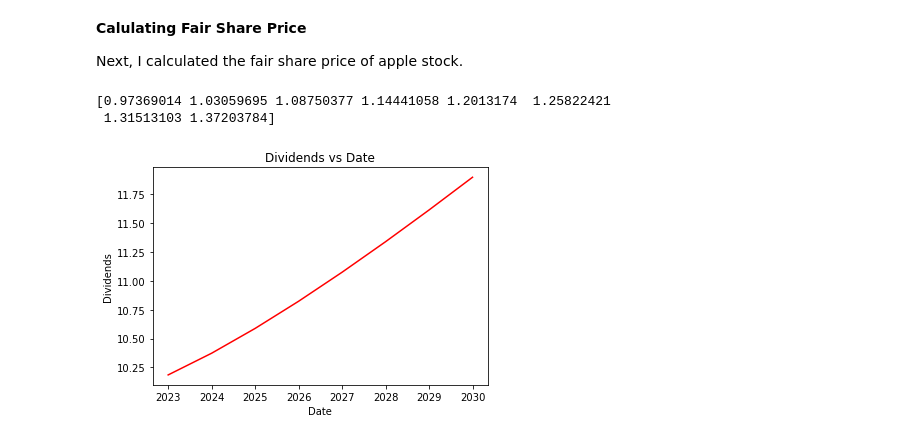
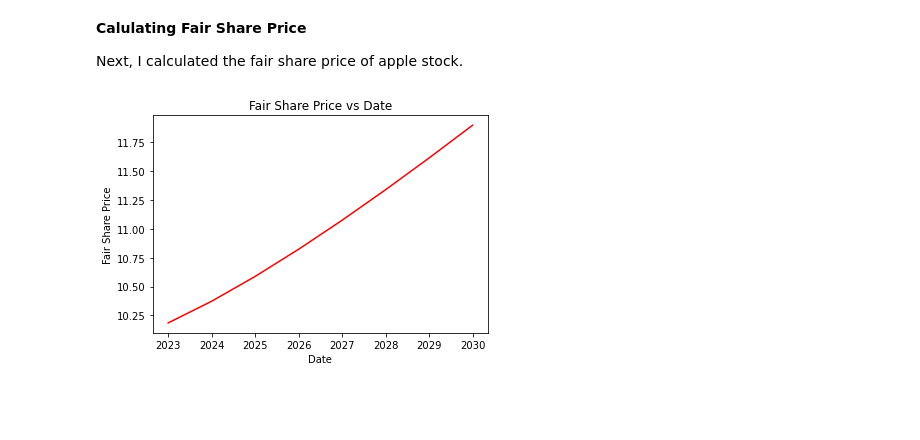
Before and after one commit to olaoluwa00/Python-Projects, a Jupyter notebook: ML Regression for Stock Analysis/Linear Regression for Stock Valuation (DDM)/LinearRegressionDDM.ipynb, the cells around one changed output. Cells and saved outputs as stored; diff of their text form; code cells hidden in the pictures; blank space fills up the shorter version.

```diff
--- a/ML Regression for Stock Analysis/Linear Regression for Stock Valuation (DDM)/LinearRegressionDDM.ipynb
+++ b/ML Regression for Stock Analysis/Linear Regression for Stock Valuation (DDM)/LinearRegressionDDM.ipynb
@@ -134,7 +142,15 @@ plt.show()
 Data normalization is a technique used to manipulate data before implementing machine learning techniques. It provides many advantages including faster implementation of gradient descent. After z-score normalization, all features will have a mean of 0 and a standard deviation of 1.
 # %%
 def zscore_normalize_features(X):
-
+    """
+    Normalize features for faster gradient descent
+    Args:
+      X (ndarray): array of year which will be analysed
+    Returns:
+      X_norm (ndarray): Array of normalised features
+      mu (scalar): average value of array of years
+      sigma (scalar): standard deviation of values of years
+    """
     # find the mean of each column/feature
     mu     = np.mean(X, axis=0)                 # mu will have shape (n,)
     # find the standard deviation of each column/feature
@@ -240,9 +256,7 @@ The function below finds the optimal parameters for the linear regression model
 # %%
 def gradient_descent(x, y, w_in, b_in, cost_function, gradient_function, alpha, num_iters):
     """
-    Performs batch gradient descent to learn theta. Updates theta by taking
-    num_iters gradient steps with learning rate alpha
-
+    Performs batch gradient descent to learn theta. Updates theta by taking num_iters gradient steps with learning rate alpha
     Args:
       x :    (ndarray): Shape (m,)
       y :    (ndarray): Shape (m,)
@@ -348,6 +362,13 @@ plt.show()
 Below, I used the Dividend Discount Model to forecast the future fair share prices of stocks. I began by writing a function to compute future dividend growth rates.
 # %%
 def growth_rate(prediction):
+    """
+    Derive annual predicted growth rate based on dividend data
+    Args:
+      prediction (ndarray): predicted dividends
+    Returns:
+      prediction_growth (ndarray): predicted growth rate
+    """
     prediction_period = len(prediction)
     predicted_growth = np.zeros(prediction_period-1)
     for i in range (1, prediction_period):
@@ -386,6 +407,16 @@ plt.show()
 Next, I wrote a function to calculate cost of equity.
 # %%
 def cost_of_equity(Market_Ticker, Stock_Ticker, risk_free_rate, term):
+    """
+    calculate cost of equity
+    Args:
+      Market_Ticker (string): Ticker for ETF which represents market stock being analysed is in
+      Stock_Ticker (string): Ticker for Stock
+      risk_free_rate (scalar): the rate of return of an investment with zero risk. The risk-free rate represents the interest an investor would expect from an absolutely risk-free investment over a specified period of time.
+      term (string): end year for analysis
+    Returns:
+      cost_of_equity (scalar): the return a firm theoretically pays to its equity shareholders to compensate for the risk they undertake by investing in them
+    """
     period = "1wk"
     VGT = yf.Ticker(f"{Market_Ticker}")
     market_hist = VGT.history(start="2005-01-01", end=f"{term}", interval=f"{period}")
@@ -418,13 +450,11 @@ def Fair_Share_Price(prediction_div, prediction_growth, cost_of_equity):
 # %%
 plt.plot(x_predict, Fair_Share_Price(prediction, prediction_growth, cost_equity), c='r')
 # Set the title
 plt.title("Fair Share Price vs Date")
 # Set the y-axis label
-plt.ylabel("Dividends")
+plt.ylabel("Fair Share Price")
 # Set the x-axis label
 plt.xlabel("Date")
 plt.show()
 # %% [output]
-[0.97369014 1.03059695 1.08750377 1.14441058 1.2013174  1.25822421
- 1.31513103 1.37203784]
-[figure, old version]
+[figure, new version]
```
Also changed, not shown: parts of 5 cells of this notebook, 1 other file.
